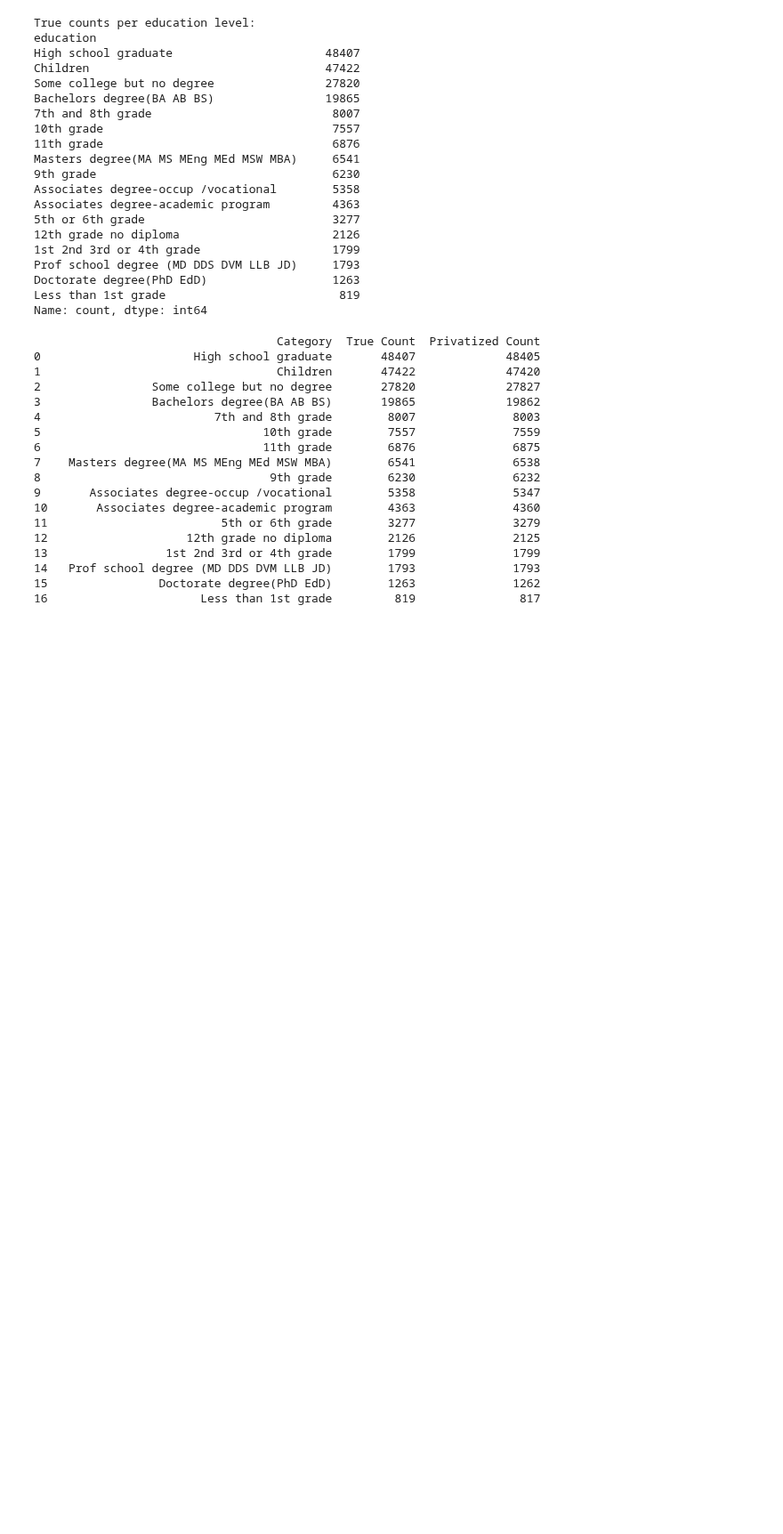
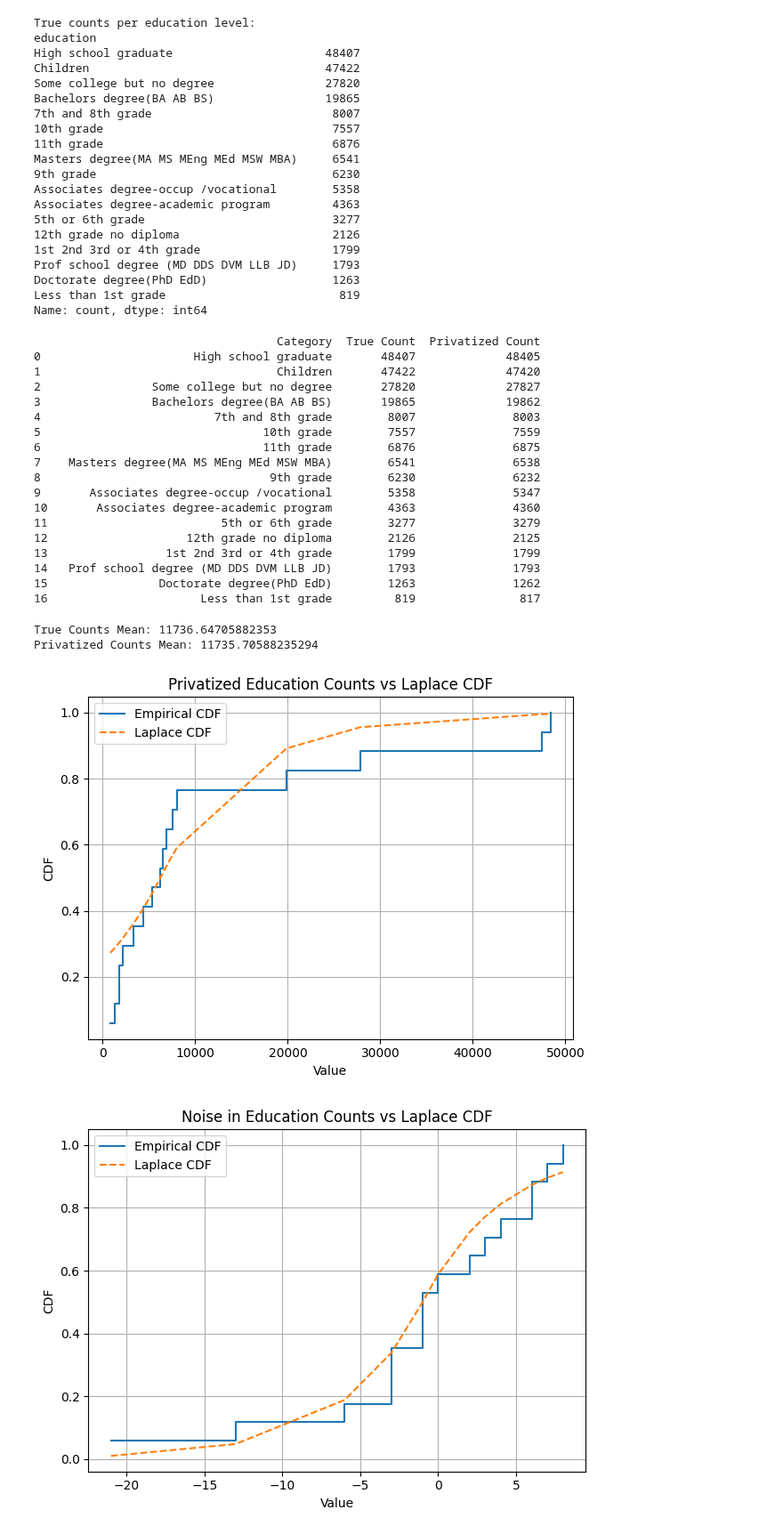
Before and after one commit to Kaya-Kaya/CMU-x-IDQuantique-Challenge, a Jupyter notebook: Task_4.ipynb, the cells around one changed output. Shown at 89% size. Drawn from its saved outputs; the diff is of its cells as text; code cells hidden in the pictures; blank space fills up the shorter version.

```diff
--- a/Task_4.ipynb
+++ b/Task_4.ipynb
@@ -402,3 +402,22 @@ print(df_plot)
 14   Prof school degree (MD DDS DVM LLB JD)        1793              1793
 15                Doctorate degree(PhD EdD)        1263              1262
 16                      Less than 1st grade         819               817
+# %%
+privatized_counts_series = pd.Series([int(x) for x in privatized_counts], index=counts.index)
+
+print("True Counts Mean:", counts.mean())
+print("Privatized Counts Mean:", privatized_counts_series.mean())
+
+# Plot CDF of privatized counts
+plot_cdf_vs_laplace(privatized_counts_series, "Privatized Education Counts vs Laplace CDF")
+
+# Compute differences between privatized and true counts
+differences = privatized_counts_series - counts
+
+# Plot CDF of differences to verify noise distribution
+plot_cdf_vs_laplace(differences, "Noise in Education Counts vs Laplace CDF")
+# %% [output]
+True Counts Mean: 11736.64705882353
+Privatized Counts Mean: 11735.70588235294
+[figure, added]
+[figure, added]
```
Also changed, not shown: parts of 1 cell of this notebook.
